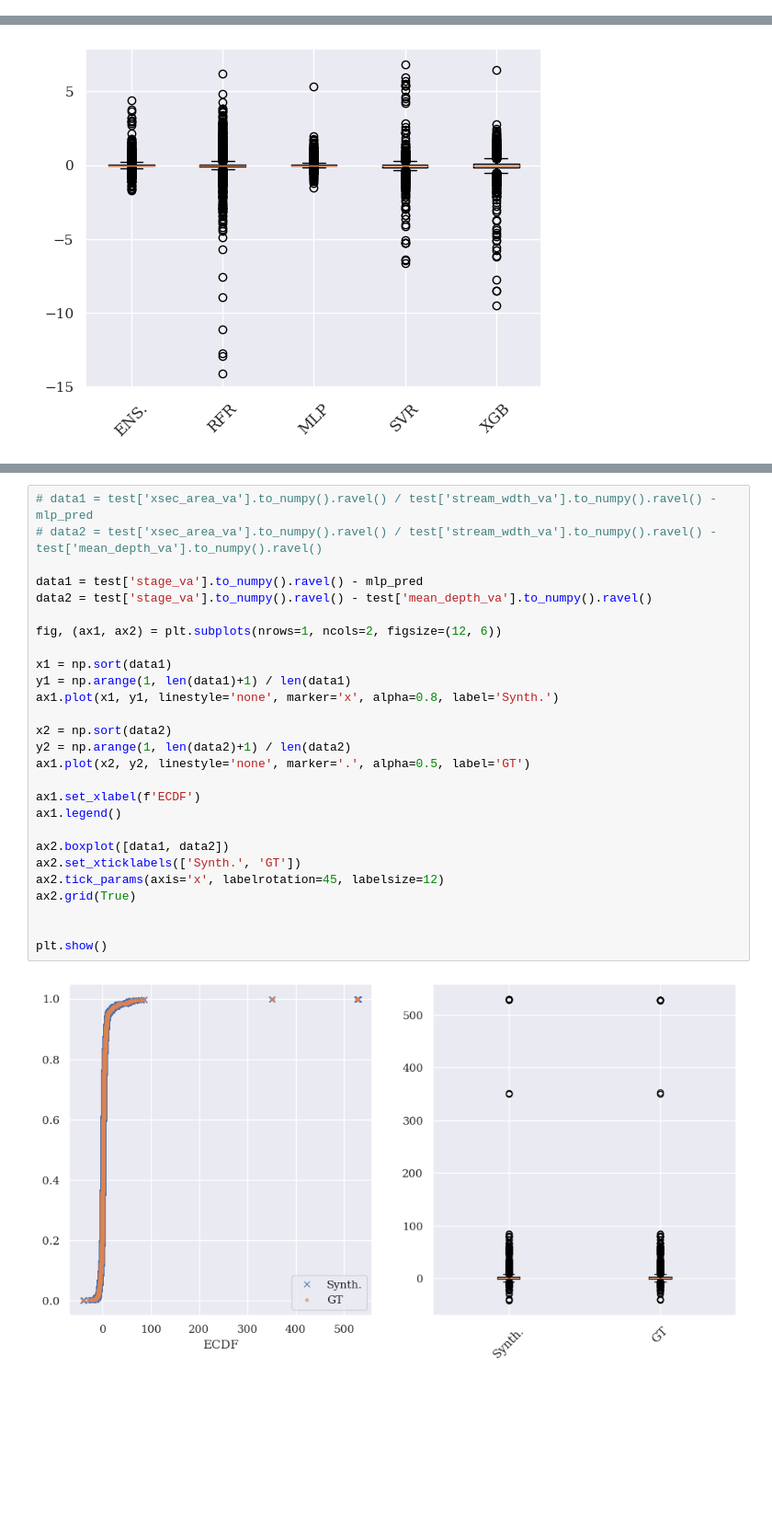
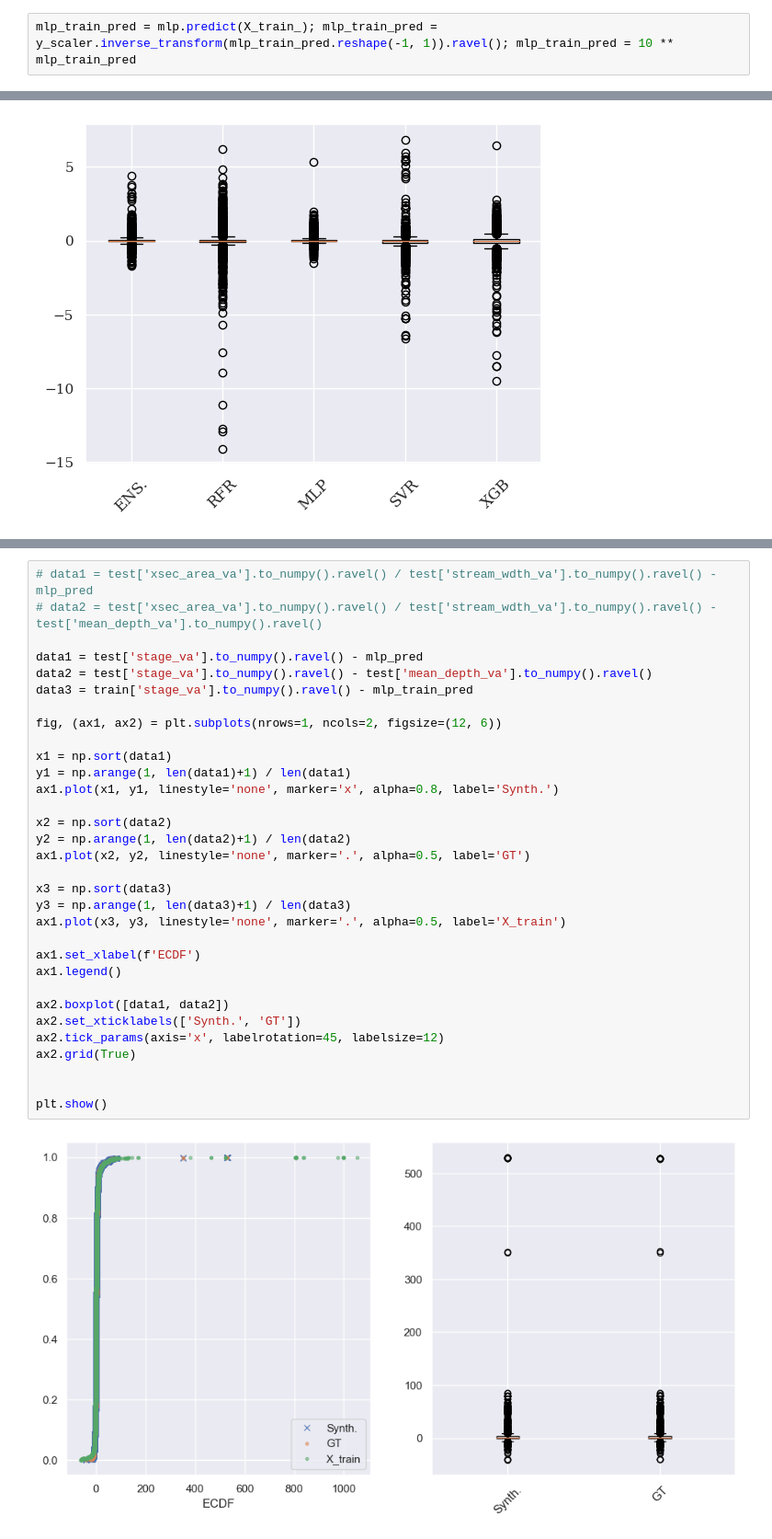
Before and after one commit to smhassanerfani/si2022, a Jupyter notebook: tauraat/ensemble_models.ipynb, the cells around one changed output, grey strips where cells are left out. Shown at 92% size. Cells and saved outputs as stored; diff of their text form; blank space fills up the shorter version.

Commit message:
Added train set to ECDF plot

```diff
--- a/tauraat/ensemble_models.ipynb
+++ b/tauraat/ensemble_models.ipynb
@@ -95,6 +95,8 @@ rfr_pred = rfr.predict(X_test.to_numpy())
 xgb_pred = xgb.predict(X_test.to_numpy())
 mlp_pred = mlp.predict(X_test_); mlp_pred = y_scaler.inverse_transform(mlp_pred.reshape(-1, 1)).ravel(); mlp_pred = 10 ** mlp_pred
 svr_pred = svr.predict(X_test_); svr_pred = y_scaler.inverse_transform(svr_pred.reshape(-1, 1)).ravel(); svr_pred = 10 ** svr_pred
+# %%
+mlp_train_pred = mlp.predict(X_train_); mlp_train_pred = y_scaler.inverse_transform(mlp_train_pred.reshape(-1, 1)).ravel(); mlp_train_pred = 10 ** mlp_train_pred
 # %%
 data = [y_test.to_numpy().ravel() - ens_pred,
         y_test.to_numpy().ravel() - rfr_pred,
@@ -122,29 +118,34 @@ Index(['site_no', 'drain_area_va', 'q_va', 'stage_va', 'stream_wdth_va',
 # %%
 # data1 = test['xsec_area_va'].to_numpy().ravel() / test['stream_wdth_va'].to_numpy().ravel() - mlp_pred
 # data2 = test['xsec_area_va'].to_numpy().ravel() / test['stream_wdth_va'].to_numpy().ravel() - test['mean_depth_va'].to_numpy().ravel()
 
 data1 = test['stage_va'].to_numpy().ravel() - mlp_pred
 data2 = test['stage_va'].to_numpy().ravel() - test['mean_depth_va'].to_numpy().ravel()
+data3 = train['stage_va'].to_numpy().ravel() - mlp_train_pred
 
 fig, (ax1, ax2) = plt.subplots(nrows=1, ncols=2, figsize=(12, 6))
 
 x1 = np.sort(data1)
 y1 = np.arange(1, len(data1)+1) / len(data1)
 ax1.plot(x1, y1, linestyle='none', marker='x', alpha=0.8, label='Synth.')
 
 x2 = np.sort(data2)
 y2 = np.arange(1, len(data2)+1) / len(data2)
 ax1.plot(x2, y2, linestyle='none', marker='.', alpha=0.5, label='GT')
 
+x3 = np.sort(data3)
+y3 = np.arange(1, len(data3)+1) / len(data3)
+ax1.plot(x3, y3, linestyle='none', marker='.', alpha=0.5, label='X_train')
+
 ax1.set_xlabel(f'ECDF')
 ax1.legend()
 
 ax2.boxplot([data1, data2])
 ax2.set_xticklabels(['Synth.', 'GT'])
 ax2.tick_params(axis='x', labelrotation=45, labelsize=12)
 ax2.grid(True)
 
 
 plt.show()
 # %% [output]
-[figure, old version]
+[figure, new version]
```
Also changed, not shown: parts of 1 cell of this notebook.
